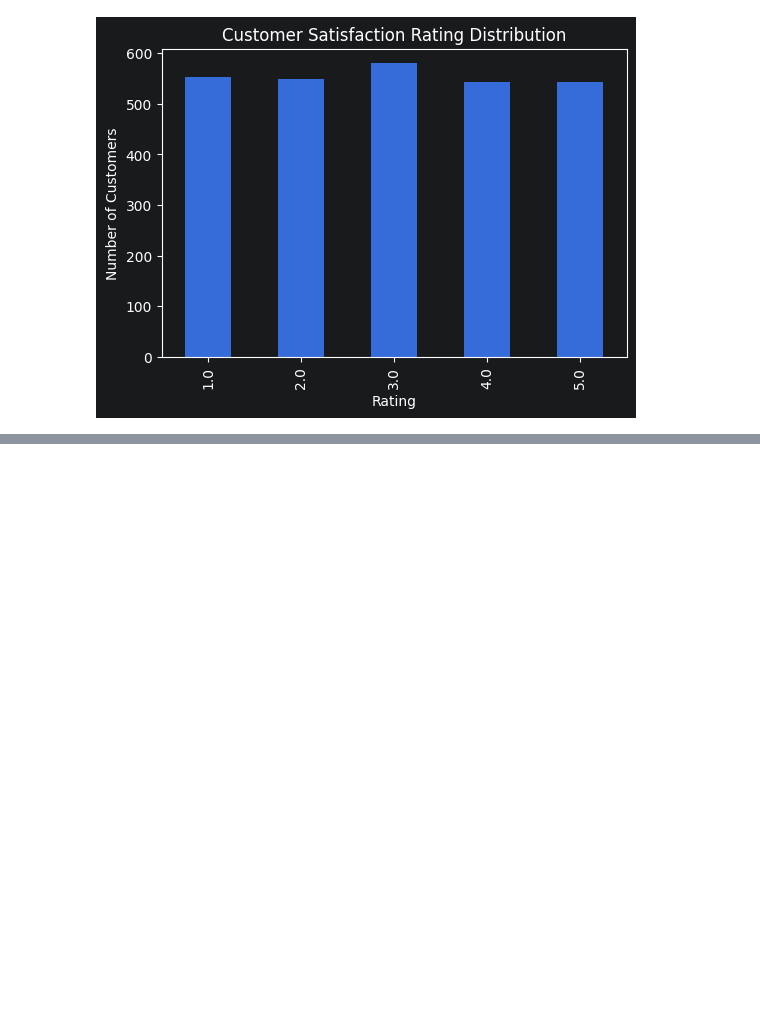
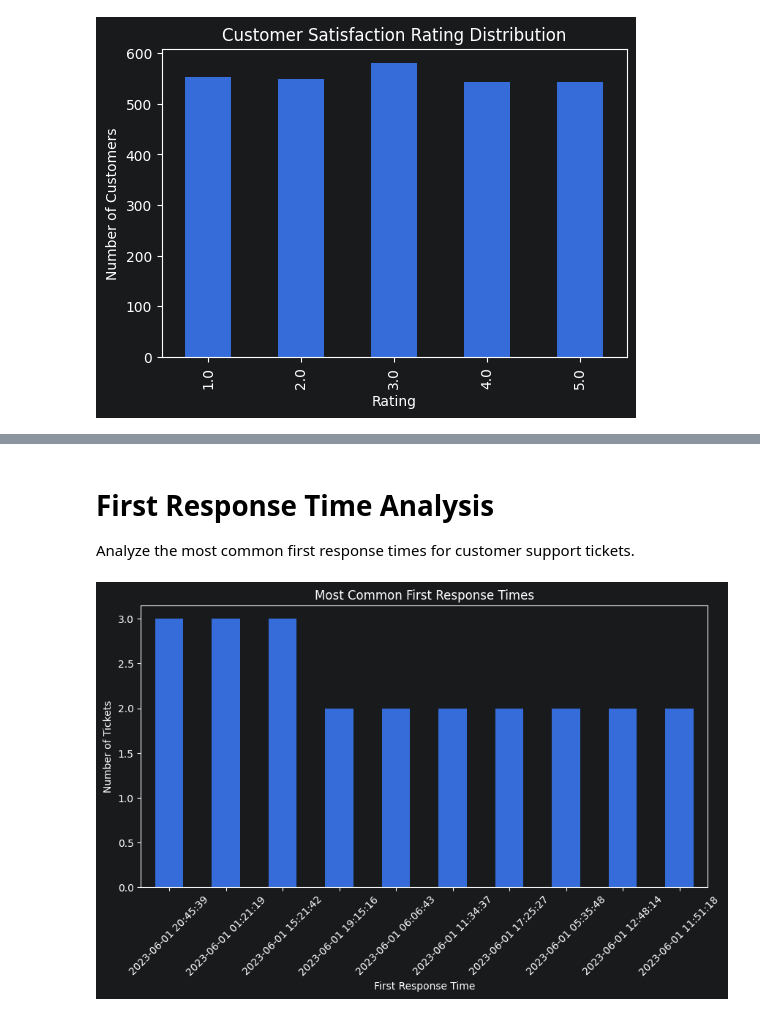
Before and after one commit to ADI-2707/QResolve, a Jupyter notebook: notebook/01_eda.ipynb, the cells around one changed output, grey strips where cells are left out. Cells and saved outputs as stored; diff of their text form; code cells hidden in the pictures; blank space fills up the shorter version.

Commit message:
feat(eda): complete exploratory data analysis

```diff
--- a/notebook/01_eda.ipynb
+++ b/notebook/01_eda.ipynb
@@ -296,0 +400,19 @@ plt.show()
+# %% [markdown]
+# First Response Time Analysis
+Analyze the most common first response times for customer support tickets.
+# %%
+response_time = (
+    df["First Response Time"]
+      .value_counts()
+      .head(10)
+)
+
+plt.figure(figsize=(10,5))
+response_time.plot(kind="bar")
+plt.title("Most Common First Response Times")
+plt.xlabel("First Response Time")
+plt.ylabel("Number of Tickets")
+plt.xticks(rotation=45)
+plt.show()
+# %% [output]
+[figure, added]
```
Also changed, not shown: parts of 15 cells of this notebook.
